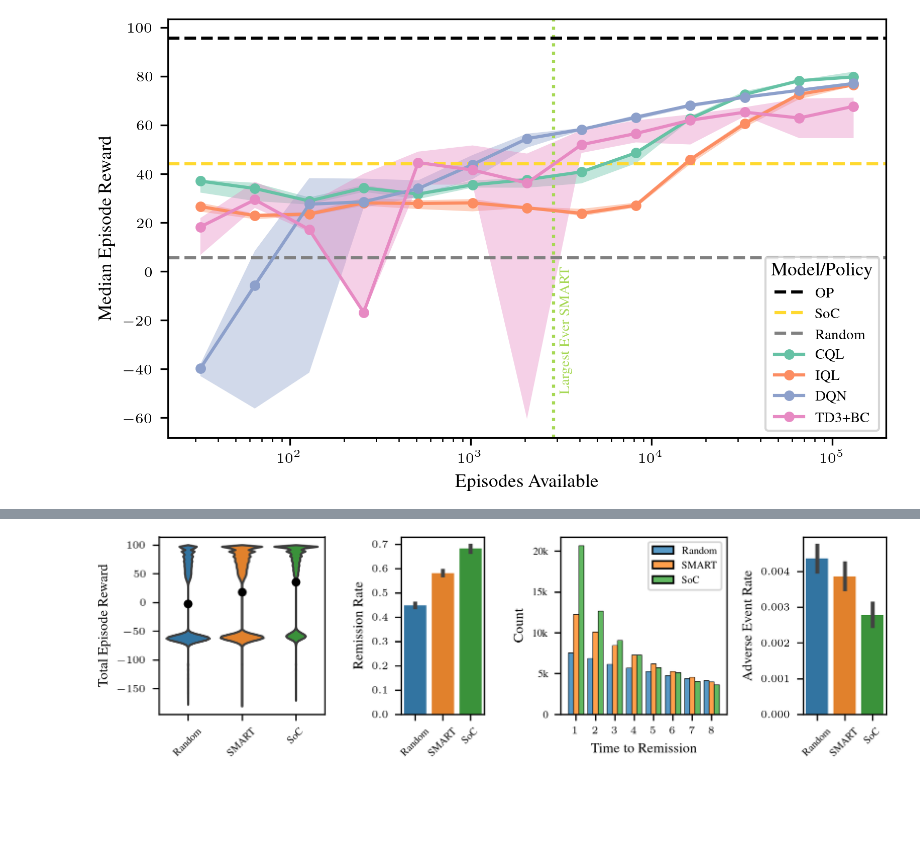
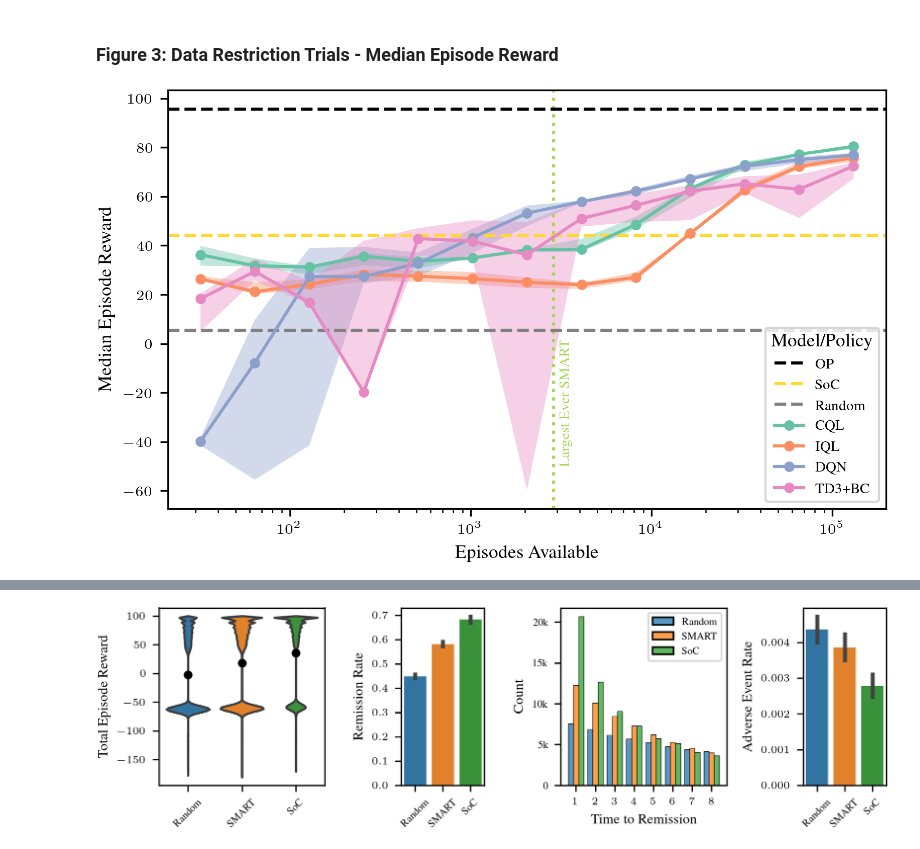
Before and after one commit to masonhargrave/EpiCare, a Jupyter notebook: figures/figures.ipynb, the cells around one changed output, grey strips where cells are left out. Drawn from its saved outputs; the diff is of its cells as text; code cells hidden in the pictures; blank space fills up the shorter version.

```diff
--- a/figures/figures.ipynb
+++ b/figures/figures.ipynb
@@ -801,5 +630,7 @@ NameError: name 'observations' is not defined
+# %% [markdown]
+### Figure 3: Data Restriction Trials - Median Episode Reward
 # %%
-models = ["cql_dqn", "iql", "dqn", "td3_bc"]  # List of models to plot
+models = ["cql", "iql", "dqn", "td3_bc"]  # List of models to plot
 labels = ["CQL", "IQL", "DQN", "TD3+BC"]  # List of labels for the legend
 
 # Set the Seaborn color palette to the colorblind palette
@@ -815,38 +646,40 @@ plt.axhline(y=44.2, color="C5", linestyle="--", label="SoC")
 plt.axhline(y=5.5, color="gray", linestyle="--", label="Random")
 
 for model in models:
-    df = pd.read_csv(os.path.join(results_directory, model + "_restriction.csv"))
+    df = pd.read_csv(os.path.join(results_directory, model + "_results.csv"))
+    # Restrict dataframe to only seed 1 and 'smart' behavior policy
+    df = df[(df['env_seed'] == 1) & (df['behavior_policy'] == 'smart') ]
     grouped = df.groupby(["episodes_avail"])
     median = grouped["mean_return"].median()
     min = grouped["mean_return"].min()
     max = grouped["mean_return"].max()
     std = grouped["mean_return"].std()
 
     # Plotting mean
     plt.plot(
         median.index, median, marker="o", label=labels[models.index(model)], markersize=4
     )
 
     # Adding shaded error (std deviation)
     plt.fill_between(median.index, min, max, alpha=0.4)
 
 # Setting a logarithmic scale for the x-axis
 plt.xscale("log")
 
 # Labels and title
 plt.xlabel("Episodes Available")
 plt.ylabel("Median Episode Reward")
 
 # Making the legend readable and not overlap with the plot
 plt.legend(title="Model/Policy", loc="lower right")
 
 # Fine-tuning the appearance
 plt.tight_layout()  # Adjusts subplot params so that the subplot(s) fits into the figure area
 
 # Saving the figure
 plt.savefig("data_restriction_reward.pdf")
 
 # Display the plot
 plt.show()
 # %% [output]
-[figure, old version]
+[figure, new version]
```
Also changed, not shown: parts of 31 cells of this notebook, 1 other file.
